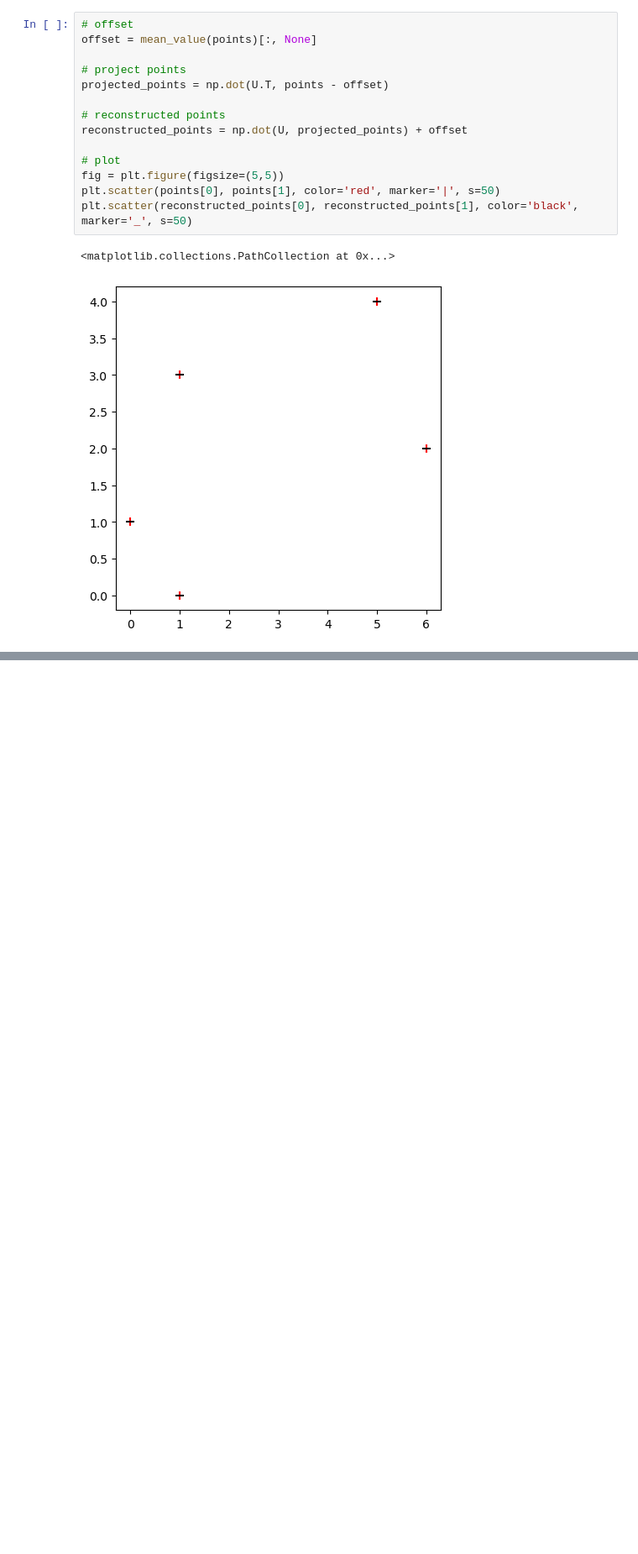
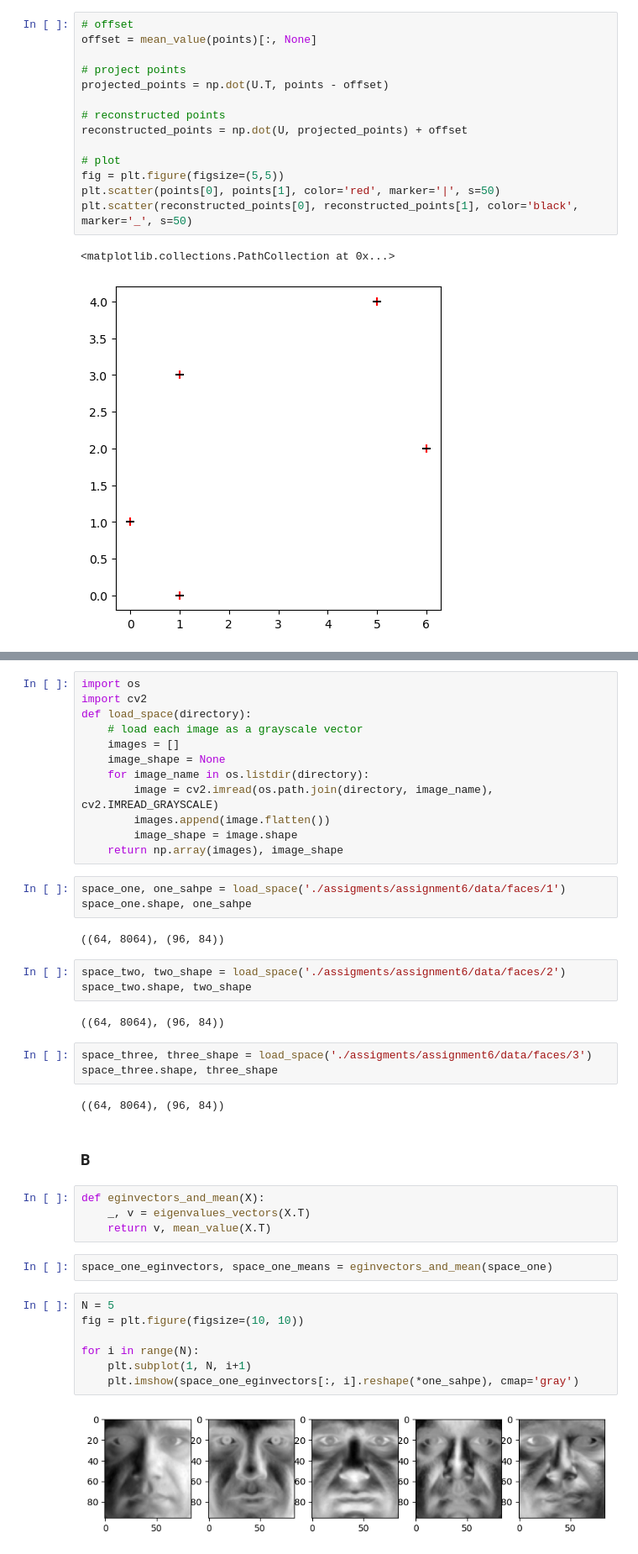
Before and after one commit to al-pi314/computer_vision, a Jupyter notebook: assigments/assignment6/solutions.ipynb, the cells around one changed output, grey strips where cells are left out. Shown at 84% size. Saved outputs shown, nothing was run; the diff lists cells and outputs as text; blank space fills up the shorter version.

```diff
--- a/assigments/assignment6/solutions.ipynb
+++ b/assigments/assignment6/solutions.ipynb
@@ -172,0 +179,44 @@ plt.scatter(reconstructed_points[0], reconstructed_points[1], color='black', mar
+# %%
+import os
+import cv2
+def load_space(directory):
+    # load each image as a grayscale vector
+    images = []
+    image_shape = None
+    for image_name in os.listdir(directory):
+        image = cv2.imread(os.path.join(directory, image_name), cv2.IMREAD_GRAYSCALE)
+        images.append(image.flatten())
+        image_shape = image.shape
+    return np.array(images), image_shape
+# %%
+space_one, one_sahpe = load_space('./assigments/assignment6/data/faces/1')
+space_one.shape, one_sahpe
+# %% [output]
+((64, 8064), (96, 84))
+# %%
+space_two, two_shape = load_space('./assigments/assignment6/data/faces/2')
+space_two.shape, two_shape
+# %% [output]
+((64, 8064), (96, 84))
+# %%
+space_three, three_shape = load_space('./assigments/assignment6/data/faces/3')
+space_three.shape, three_shape
+# %% [output]
+((64, 8064), (96, 84))
+# %% [markdown]
+### B
+# %%
+def eginvectors_and_mean(X):
+    _, v = eigenvalues_vectors(X.T)
+    return v, mean_value(X.T)
+# %%
+space_one_eginvectors, space_one_means = eginvectors_and_mean(space_one)
+# %%
+N = 5
+fig = plt.figure(figsize=(10, 10))
+
+for i in range(N):
+    plt.subplot(1, N, i+1)
+    plt.imshow(space_one_eginvectors[:, i].reshape(*one_sahpe), cmap='gray')
+# %% [output]
+[figure, added]
```
Also changed, not shown: parts of 17 cells of this notebook.
